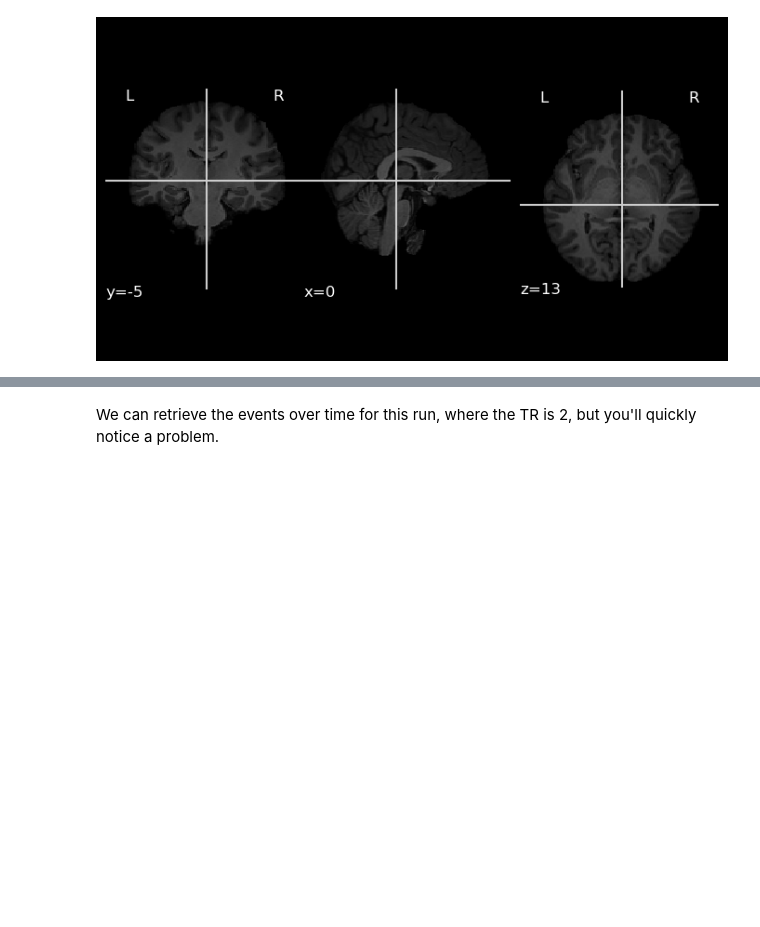
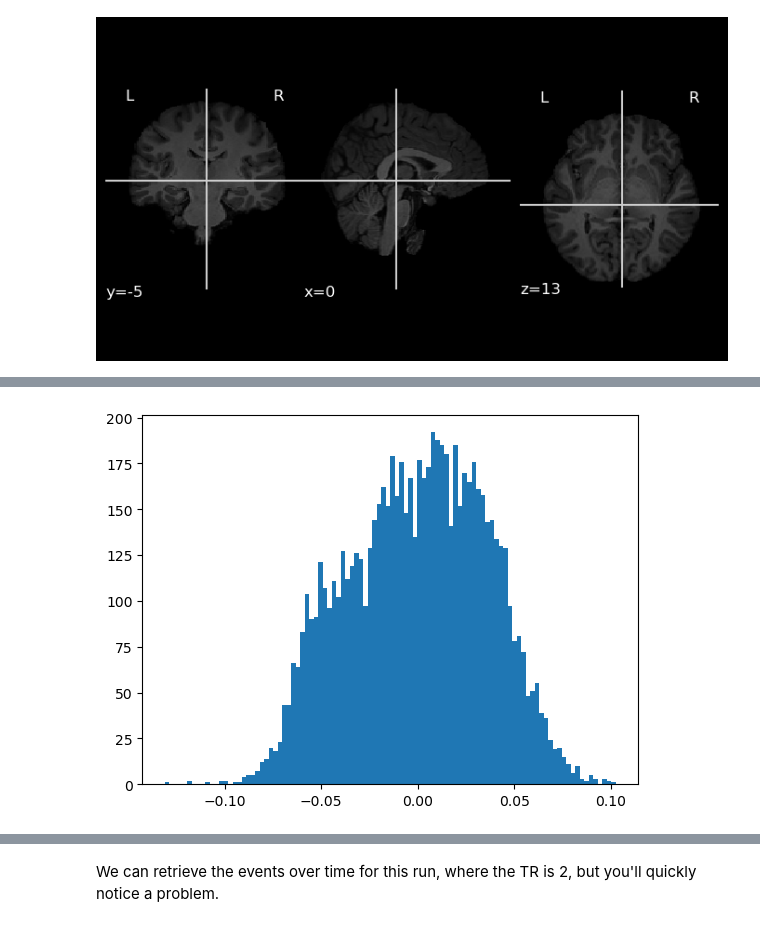
Before and after one commit to nquaz/Affordances-FMRI, a Jupyter notebook: HW2/BIDS.ipynb, the cells around one changed output, grey strips where cells are left out. Drawn from its saved outputs; the diff is of its cells as text; code cells hidden in the pictures; blank space fills up the shorter version.

```diff
--- a/HW2/BIDS.ipynb
+++ b/HW2/BIDS.ipynb
@@ -110,0 +125,5 @@ plot_anat(anat_file)
+# %%
+# Collect all the fmri data for given subjects
+fmri_data = utils.get_all_fmri_data(preproc_layout, n_samples=5)
+# Get all stimuli as dataframe-- currently function only returns familiar categories
+stim_data = utils.get_all_stimuli(data_path)
@@ -110,0 +159,23 @@ plot_anat(anat_file)
+# %%
+# Load the zscore function
+from scipy.stats import zscore
+
+# Using a list insures the order remains the same for the data and the features
+training_data = np.vstack(np.vstack(fmri_data[:-1]))
+test_data = np.vstack(fmri_data[-1])
+
+n_train_subjs = len(fmri_data) - 1
+n_test_subjs = 1
+training_word_emb =  np.tile(template_regressors, (n_train_subjs, 1))
+test_word_emb = template_regressors
+
+# Downsample voxels
+n_voxels = 10000
+voxel_dims = np.random.choice(training_data.shape[1], n_voxels, replace = False)
+training_data = training_data[:, voxel_dims]
+test_data = test_data[:, voxel_dims]
+
+print("training data (num pts, num voxels): ", training_data.shape)
+print("test data (num pts, num voxels): ", test_data.shape)
+print("training word embeddings (num pts, num voxels): ", training_word_emb.shape)
+print("test word embeddings (num pts, num voxels): ", test_word_emb.shape)
@@ -110,0 +189,6 @@ plot_anat(anat_file)
+# %%
+from ridge_tools import cross_val_ridge
+
+# optional to change the function
+weights_word, lambda_word = cross_val_ridge(training_word_emb, training_data, n_splits=4,
+                                            lambdas=np.array([10**i for i in range(-6, 10)]), method="ridge_sk")
@@ -110,0 +200,7 @@ plot_anat(anat_file)
+# %%
+from ridge_tools import corr ## can use this function to compute pearson correlation for each column
+test_accuracy_word = corr(test_data, np.dot(test_word_emb, weights_word)) # correlation between real data and predictions
+# %%
+plt.hist(test_accuracy_word,100);
+# %% [output]
+[figure, added]
```
Also changed, not shown: parts of 20 cells of this notebook, 2 other files.
